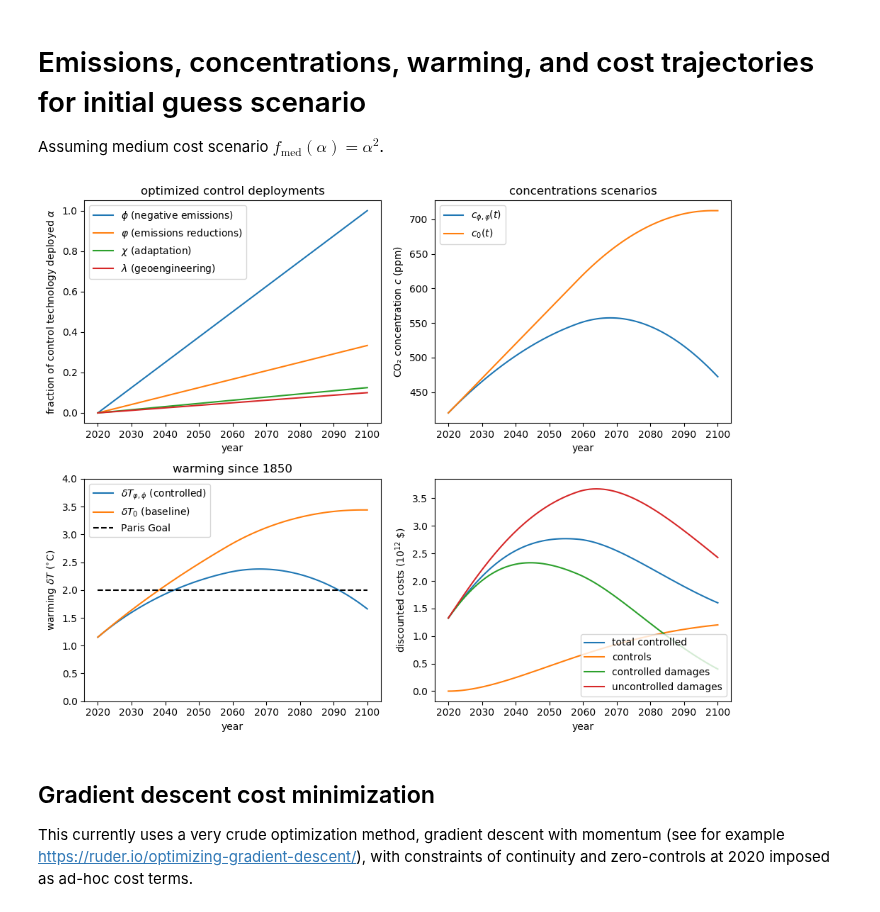
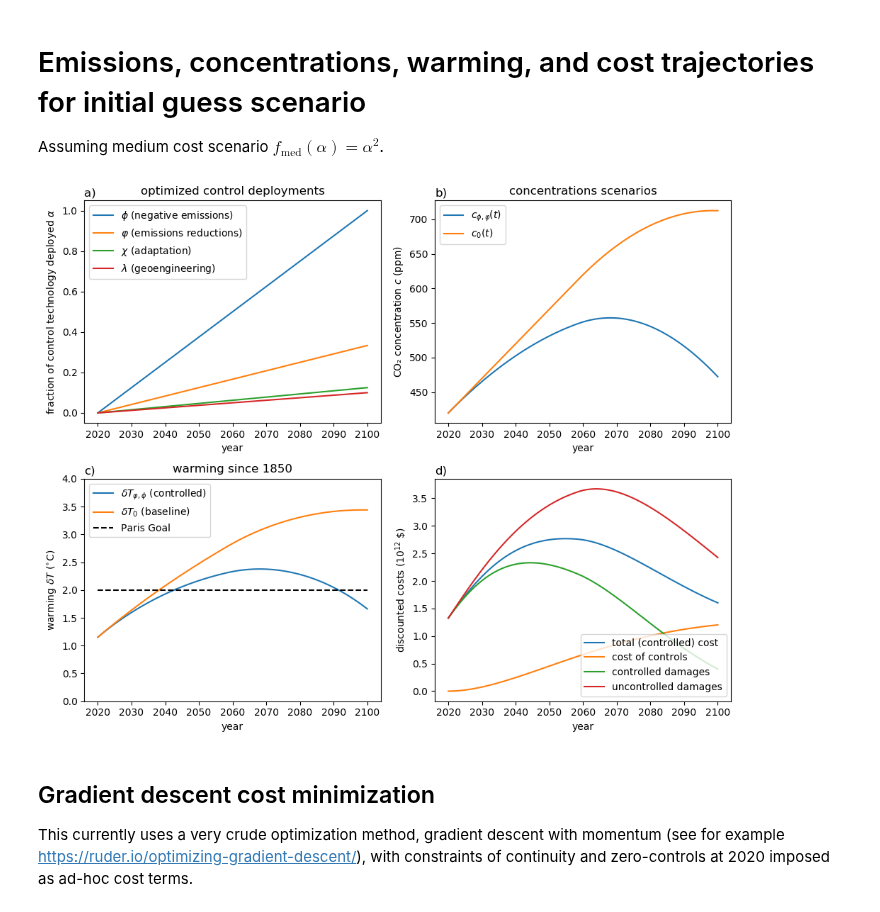
Before and after one commit to hdrake/OptimizeClimate, a Jupyter notebook: DeutchOptimized_gradient_descent_HFD.ipynb, the cells around one changed output. Cells and saved outputs as stored; diff of their text form; code cells hidden in the pictures.

Commit message:
Updated figures with labels

```diff
--- a/DeutchOptimized_gradient_descent_HFD.ipynb
+++ b/DeutchOptimized_gradient_descent_HFD.ipynb
@@ -107,40 +112,45 @@ ylabel(L"fraction of control technology deployed $\alpha$")
 xlabel("year")
 title("optimized control deployments")
 legend()
+annotate(s="a)",xy=(0,1.02),xycoords="axes fraction",fontsize=12)
+
 
 subplot(2,2,2)
 plot(t,c(ϕ,φ), label=L"$c_{\phi,\varphi}(t)$")
 plot(t,c_0, label=L"$c_{0}(t)$")
 legend()
 ylabel(L"CO₂ concentration $c$ (ppm)")
 xlabel("year")
 title("concentrations scenarios")
+annotate(s="b)",xy=(0,1.02),xycoords="axes fraction",fontsize=12)
 
 subplot(2,2,3)
 plot(t,δT(ϕ, φ), label=L"$\delta T_{\varphi,\phi}$ (controlled)")
 plot(t,δT_0, label=L"$\delta T_{0}$ (baseline)")
 plot(t,2.0.*ones(size(t)),"k--", label="Paris Goal")
 ylabel(L"warming $δT$ ($^{\circ}$C)")
 xlabel("year")
 ylim([0,4.0])
 legend()
 title("warming since 1850")
+annotate(s="c)",xy=(0,1.02),xycoords="axes fraction",fontsize=12)
 
 subplot(2,2,4)
-plot(t, (C(ϕ, φ, χ, λ) + D(ϕ, φ, χ, λ)) .* discounting, label="total controlled")
-plot(t, C(ϕ, φ, χ, λ) .* discounting, label="controls")
+plot(t, (C(ϕ, φ, χ, λ) + D(ϕ, φ, χ, λ)) .* discounting, label="total (controlled) cost")
+plot(t, C(ϕ, φ, χ, λ) .* discounting, label="cost of controls")
 plot(t, D(ϕ, φ, χ, λ) .* discounting, label="controlled damages")
 plot(t, D_0 .* discounting, label="uncontrolled damages")
 ylabel(L"discounted costs (10$^{12}$ \$)")
 xlabel("year")
 legend()
+annotate(s="d)",xy=(0,1.02),xycoords="axes fraction",fontsize=12)
 
 tight_layout()
 
 
 savefig("figures/model_trajectories_initial_guess.png", bbox_inches="tight", dpi=100)
 # %% [output]
-[figure, old version]
+[figure, new version]
 # %% [markdown]
 ## Gradient descent cost minimization
 
```
Also changed, not shown: parts of 2 cells of this notebook, 3 other files.
